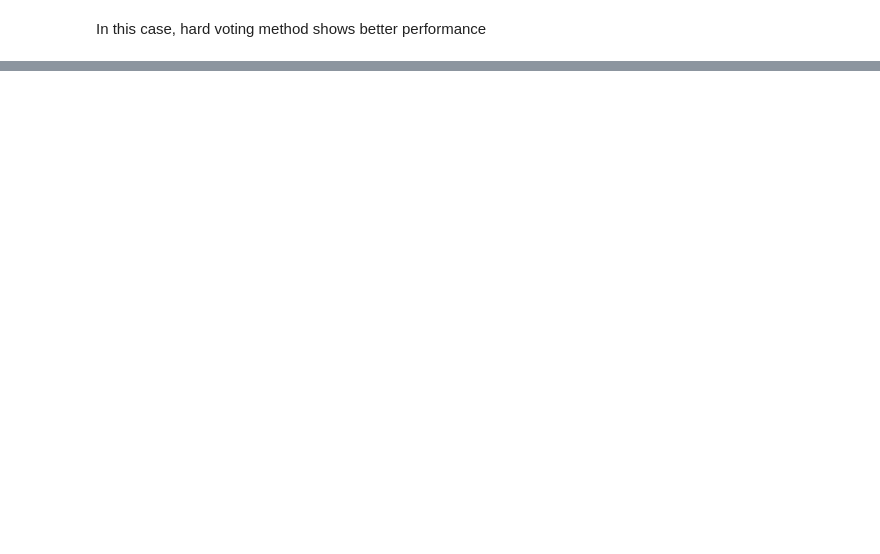
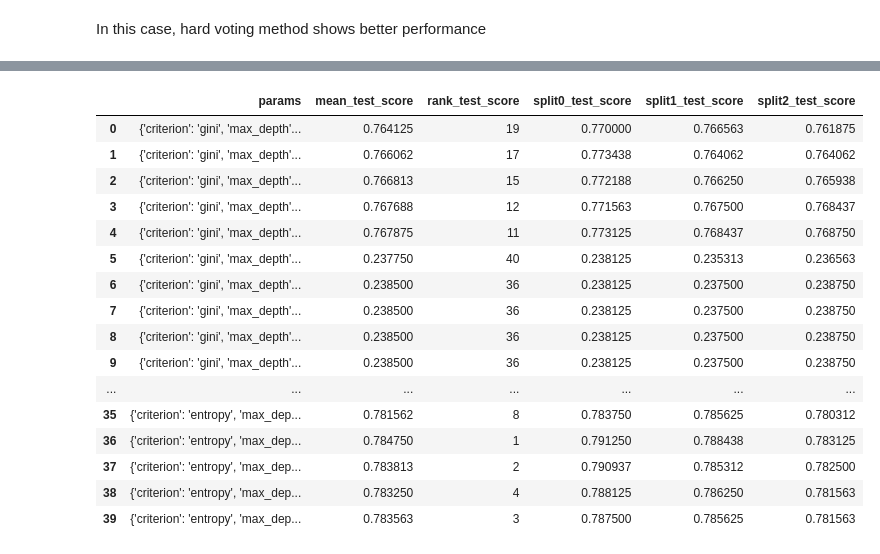
Before and after one commit to ykykyk112/machine_learning, a Jupyter notebook: sklearn_exercise/Ensemble_Learning.ipynb, the cells around one changed output, grey strips where cells are left out. Cells and saved outputs as stored; diff of their text form; code cells hidden in the pictures; blank space fills up the shorter version.

```diff
--- a/sklearn_exercise/Ensemble_Learning.ipynb
+++ b/sklearn_exercise/Ensemble_Learning.ipynb
@@ -110,0 +451,5 @@ grid_search.fit(X_train, y_train)
+# %%
+layer_result = np.empty((len(X_second), len(estimators)))
+for index, clf in enumerate(estimators) :
+    layer_result[:, index] = clf.predict(X_second)
+    print('{0}/{1} prediction completed.'.format(index+1, len(estimators)))
@@ -110,0 +469,3 @@ grid_search.fit(X_train, y_train)
+# %%
+rnd_blender = RandomForestClassifier(random_state=42)
+rnd_blender.fit(layer_result, y_second)
@@ -110,0 +481,5 @@ grid_search.fit(X_train, y_train)
+# %%
+output = np.empty((len(X_test), len(estimators)))
+for index, clf in enumerate(estimators) :
+    output[:, index] = clf.predict(X_test)
+    print('{0}/{1} prediction completed.'.format(index+1, len(estimators)))
@@ -110,0 +499,5 @@ grid_search.fit(X_train, y_train)
+# %%
+from sklearn.model_selection import GridSearchCV
+grid_param = {'n_estimators' : [10, 50, 100, 150, 200], 'max_depth' : [None, 1, 3, 5], 'criterion' : ['gini', 'entropy']}
+grid_search = GridSearchCV(rnd_blender, verbose = 2, cv = 5, param_grid = grid_param)
+grid_search.fit(output, y_test)
@@ -110,0 +548,23 @@ grid_search.fit(X_train, y_train)
+# %%
+import pandas as pd
+pd.set_option('display.max_colwidth', -1)
+blender_score = pd.DataFrame(grid_search.cv_results_)
+blender_score[['params', 'mean_test_score', 'rank_test_score', 'split0_test_score','split1_test_score', 'split2_test_score']]
+# %% [output]
+|  | params | mean_test_score | rank_test_score | split0_test_score | split1_test_score | split2_test_score |
+| 0 | {'criterion': 'gini', 'max_depth'... | 0.764125 | 19 | 0.770000 | 0.766563 | 0.761875 |
+| 1 | {'criterion': 'gini', 'max_depth'... | 0.766062 | 17 | 0.773438 | 0.764062 | 0.764062 |
+| 2 | {'criterion': 'gini', 'max_depth'... | 0.766813 | 15 | 0.772188 | 0.766250 | 0.765938 |
+| 3 | {'criterion': 'gini', 'max_depth'... | 0.767688 | 12 | 0.771563 | 0.767500 | 0.768437 |
+| 4 | {'criterion': 'gini', 'max_depth'... | 0.767875 | 11 | 0.773125 | 0.768437 | 0.768750 |
+| 5 | {'criterion': 'gini', 'max_depth'... | 0.237750 | 40 | 0.238125 | 0.235313 | 0.236563 |
+| 6 | {'criterion': 'gini', 'max_depth'... | 0.238500 | 36 | 0.238125 | 0.237500 | 0.238750 |
+| 7 | {'criterion': 'gini', 'max_depth'... | 0.238500 | 36 | 0.238125 | 0.237500 | 0.238750 |
+| 8 | {'criterion': 'gini', 'max_depth'... | 0.238500 | 36 | 0.238125 | 0.237500 | 0.238750 |
+| 9 | {'criterion': 'gini', 'max_depth'... | 0.238500 | 36 | 0.238125 | 0.237500 | 0.238750 |
+| ... | ... | ... | ... | ... | ... | ... |
+| 35 | {'criterion': 'entropy', 'max_dep... | 0.781562 | 8 | 0.783750 | 0.785625 | 0.780312 |
+| 36 | {'criterion': 'entropy', 'max_dep... | 0.784750 | 1 | 0.791250 | 0.788438 | 0.783125 |
+| 37 | {'criterion': 'entropy', 'max_dep... | 0.783813 | 2 | 0.790937 | 0.785312 | 0.782500 |
+| 38 | {'criterion': 'entropy', 'max_dep... | 0.783250 | 4 | 0.788125 | 0.786250 | 0.781563 |
+| 39 | {'criterion': 'entropy', 'max_dep... | 0.783563 | 3 | 0.787500 | 0.785625 | 0.781563 |
```
Also changed, not shown: parts of 58 cells of this notebook.
